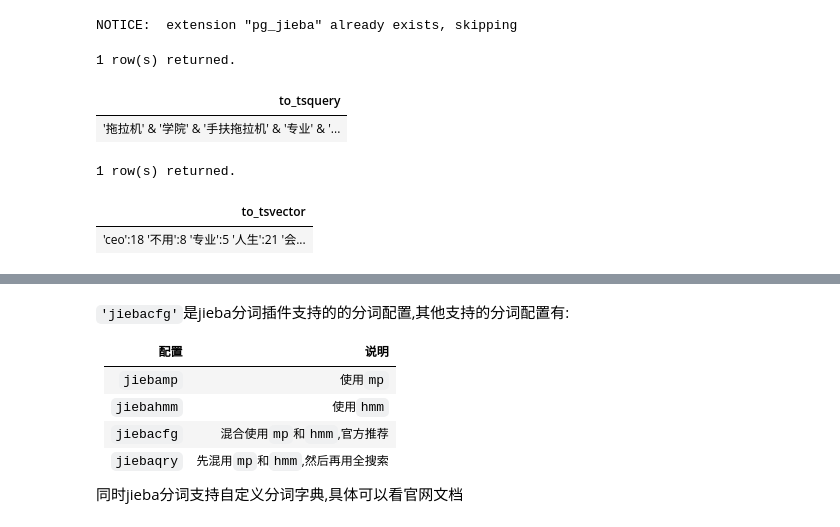
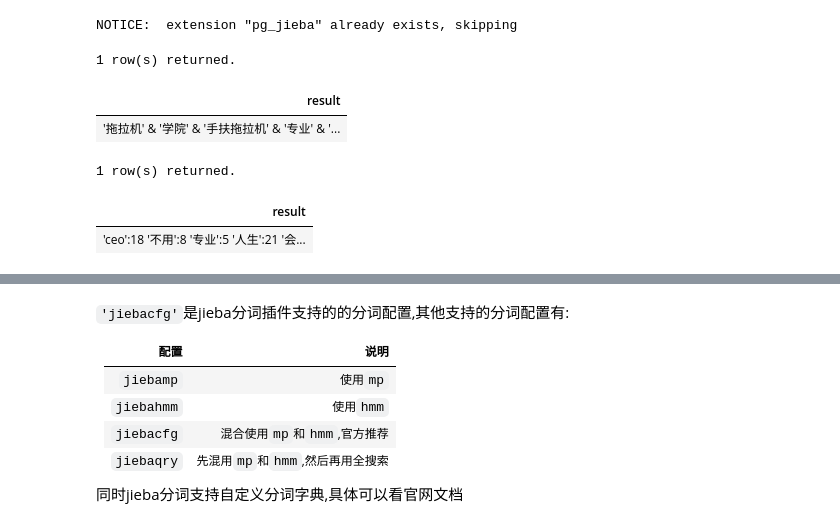
Before and after one commit to hsz1273327/TutorialForPostgreSQL, a Jupyter notebook: src/功能与特性/特色功能/全文搜索与模糊搜索.ipynb, the cells around one changed output, grey strips where cells are left out. Cells and saved outputs as stored; diff of their text form; code cells hidden in the pictures.

```diff
--- a/src/功能与特性/特色功能/全文搜索与模糊搜索.ipynb
+++ b/src/功能与特性/特色功能/全文搜索与模糊搜索.ipynb
@@ -188,14 +194,14 @@ CREATE EXTENSION IF NOT EXISTS pg_jieba
 # %% [output]
 NOTICE:  extension "pg_jieba" already exists, skipping
 # %%
-select * from to_tsquery('jiebacfg', '是拖拉机学院手扶拖拉机专业的。不用多久，我就会升职加薪，当上CEO，走上人生巅峰。');
+select to_tsquery('jiebacfg', '是拖拉机学院手扶拖拉机专业的。不用多久，我就会升职加薪，当上CEO，走上人生巅峰。') as result;
 # %% [output]
 1 row(s) returned.
-| to_tsquery |
+| result |
 | '拖拉机' & '学院' & '手扶拖拉机' & '专业' & '... |
 # %%
-select * from to_tsvector('jiebacfg', '是拖拉机学院手扶拖拉机专业的。不用多久，我就会升职加薪，当上CEO，走上人生巅峰。');
+select to_tsvector('jiebacfg', '是拖拉机学院手扶拖拉机专业的。不用多久，我就会升职加薪，当上CEO，走上人生巅峰。') as result;
 # %% [output]
 1 row(s) returned.
-| to_tsvector |
+| result |
 | 'ceo':18 '不用':8 '专业':5 '人生':21 '会... |
```
Also changed, not shown: parts of 10 cells of this notebook, 3 other files.
